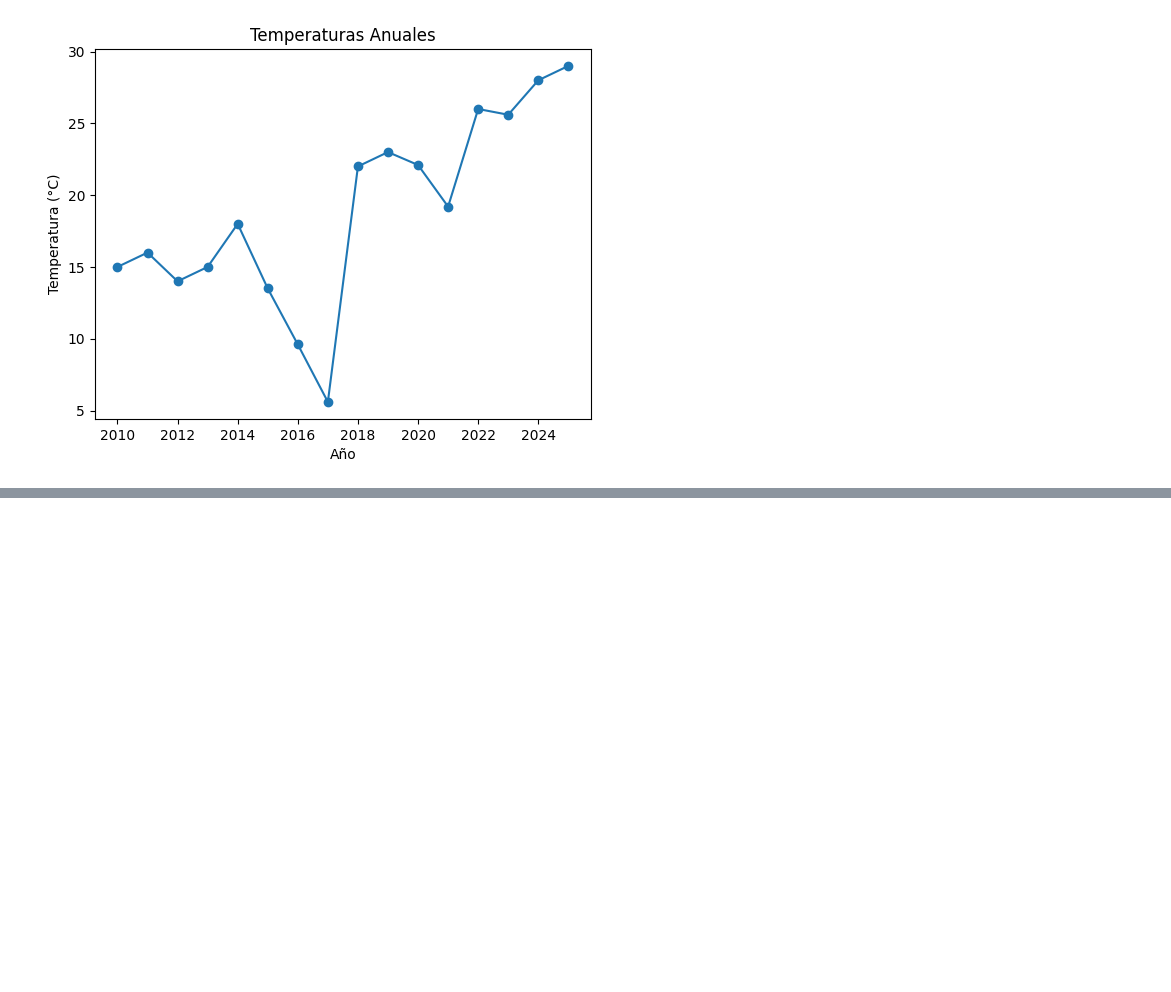
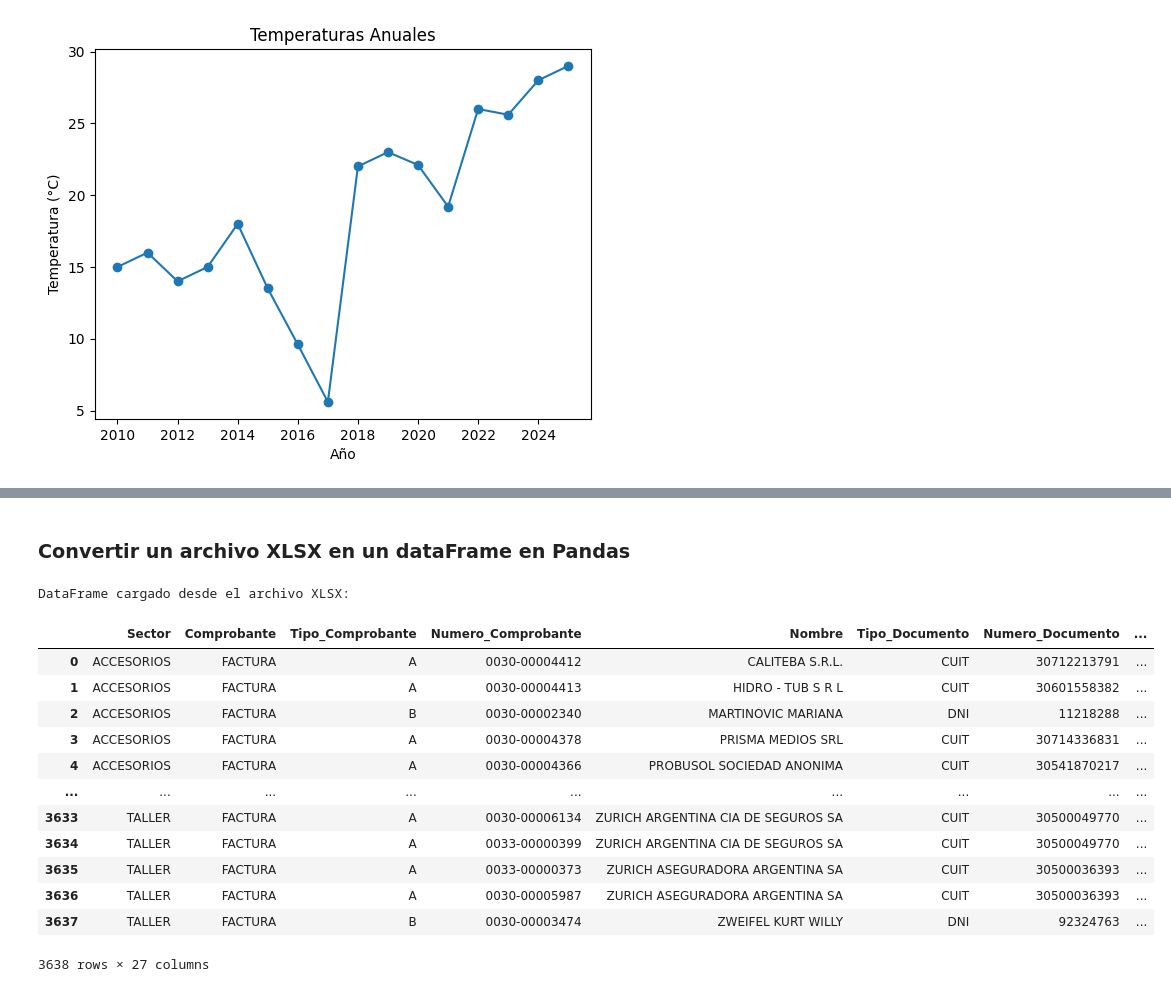
Before and after one commit to epere18/Teclab, a Jupyter notebook: Procesamiento_de_datos/Modulo_4/Practica_pd.ipynb, the cells around one changed output, grey strips where cells are left out. Drawn from its saved outputs; the diff is of its cells as text; code cells hidden in the pictures; blank space fills up the shorter version.

```diff
--- a/Procesamiento_de_datos/Modulo_4/Practica_pd.ipynb
+++ b/Procesamiento_de_datos/Modulo_4/Practica_pd.ipynb
@@ -336,0 +387,24 @@ dtype: float64
+# %% [markdown]
+### Convertir un archivo XLSX en un dataFrame en Pandas
+# %%
+import pandas as pd
+
+archivo = "Facturacion2023.xlsx"
+df_facturacion = pd.read_excel(archivo)
+print("DataFrame cargado desde el archivo XLSX:")
+df_facturacion
+# %% [output]
+DataFrame cargado desde el archivo XLSX:
+|  | Sector | Comprobante | Tipo_Comprobante | Numero_Comprobante | Nombre | Tipo_Documento | Numero_Documento | ... |
+| 0 | ACCESORIOS | FACTURA | A | 0030-00004412 | CALITEBA S.R.L. | CUIT | 30712213791 | ... |
+| 1 | ACCESORIOS | FACTURA | A | 0030-00004413 | HIDRO - TUB S R L | CUIT | 30601558382 | ... |
+| 2 | ACCESORIOS | FACTURA | B | 0030-00002340 | MARTINOVIC MARIANA | DNI | 11218288 | ... |
+| 3 | ACCESORIOS | FACTURA | A | 0030-00004378 | PRISMA MEDIOS SRL | CUIT | 30714336831 | ... |
+| 4 | ACCESORIOS | FACTURA | A | 0030-00004366 | PROBUSOL SOCIEDAD ANONIMA | CUIT | 30541870217 | ... |
+| ... | ... | ... | ... | ... | ... | ... | ... | ... |
+| 3633 | TALLER | FACTURA | A | 0030-00006134 | ZURICH ARGENTINA CIA DE SEGUROS SA | CUIT | 30500049770 | ... |
+| 3634 | TALLER | FACTURA | A | 0033-00000399 | ZURICH ARGENTINA CIA DE SEGUROS SA | CUIT | 30500049770 | ... |
+| 3635 | TALLER | FACTURA | A | 0033-00000373 | ZURICH ASEGURADORA ARGENTINA SA | CUIT | 30500036393 | ... |
+| 3636 | TALLER | FACTURA | A | 0030-00005987 | ZURICH ASEGURADORA ARGENTINA SA | CUIT | 30500036393 | ... |
+| 3637 | TALLER | FACTURA | B | 0030-00003474 | ZWEIFEL KURT WILLY | DNI | 92324763 | ... |
+3638 rows × 27 columns
```
Also changed, not shown: parts of 16 cells of this notebook, 3 other files.
